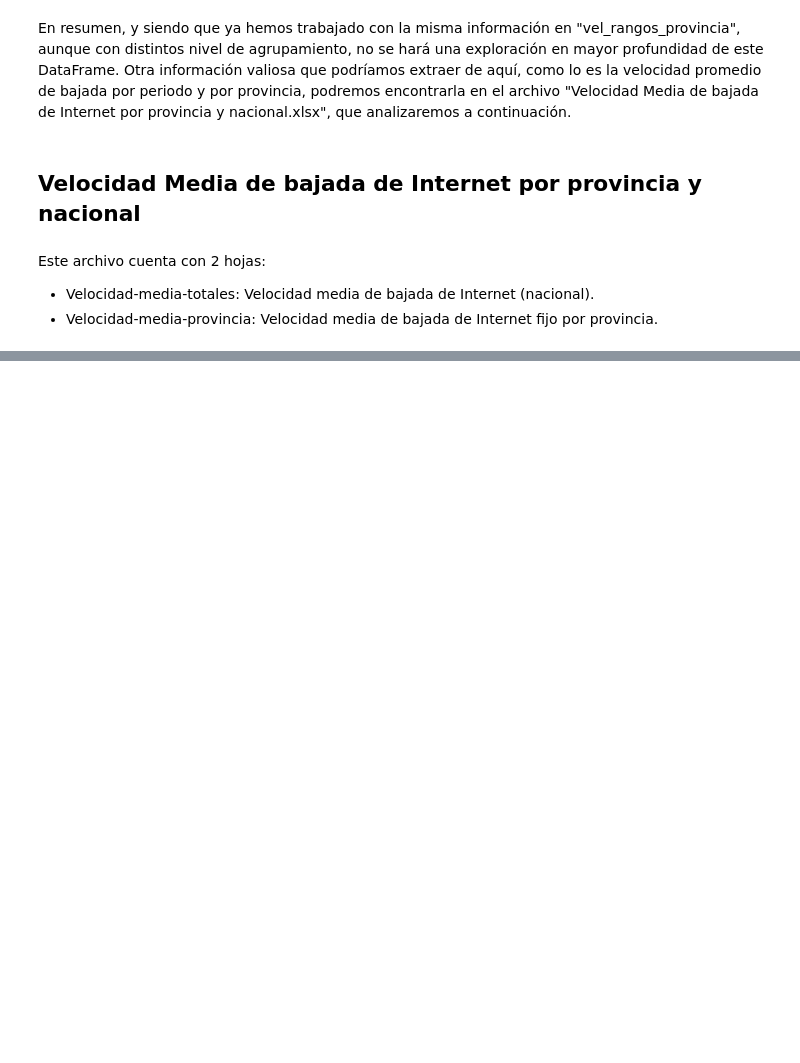
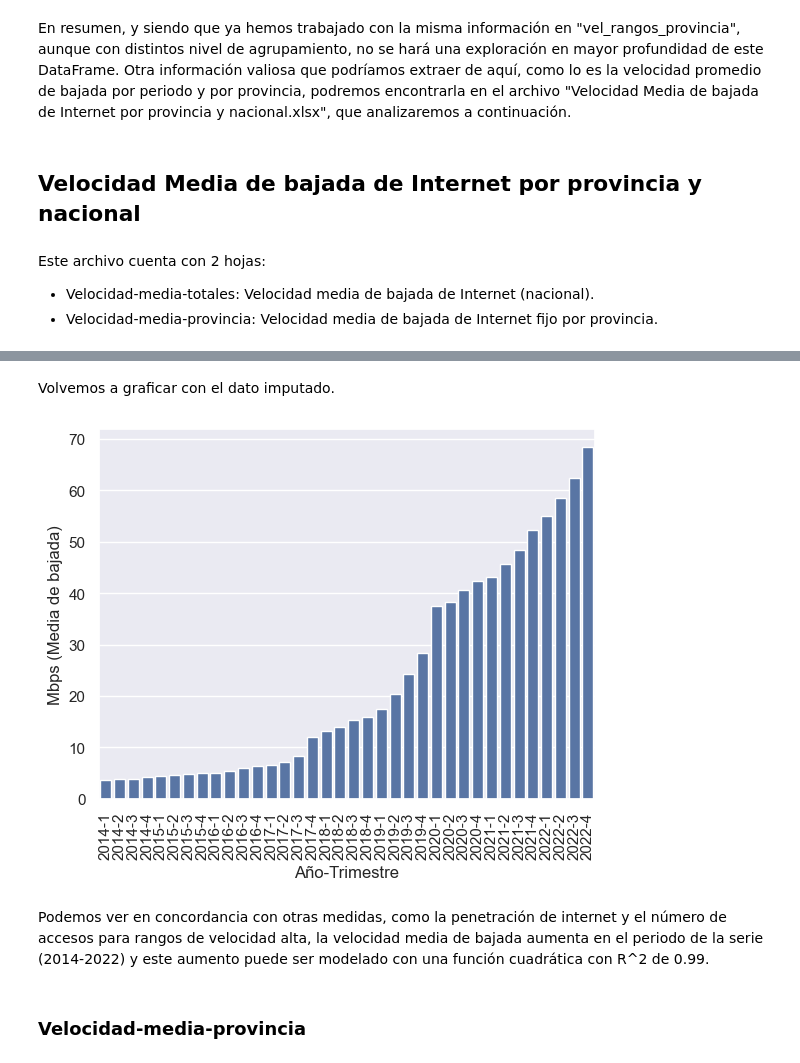
Before and after one commit to dsdrajlin/PI-DA-Telecomunicaciones, a Jupyter notebook: EDA.ipynb, the cells around one changed output, grey strips where cells are left out. Cells and saved outputs as stored; diff of their text form; code cells hidden in the pictures; blank space fills up the shorter version.

```diff
--- a/EDA.ipynb
+++ b/EDA.ipynb
@@ -1218,0 +1348,13 @@ Este archivo cuenta con 2 hojas:
+# %%
+vel_media_totales.loc[35, "Mbps (Media de bajada)"] = 68.52
+# %% [markdown]
+Volvemos a graficar con el dato imputado.
+# %%
+sns.barplot(data=vel_media_totales, x="Año-Trimestre", y="Mbps (Media de bajada)")
+plt.xticks(rotation=90);
+# %% [output]
+[figure, added]
+# %% [markdown]
+Podemos ver en concordancia con otras medidas, como la penetración de internet y el número de accesos para rangos de velocidad alta, la velocidad media de bajada aumenta en el periodo de la serie (2014-2022) y este aumento puede ser modelado con una función cuadrática con R^2 de 0.99.
+# %% [markdown]
+### Velocidad-media-provincia
```
Also changed, not shown: parts of 64 cells of this notebook, 3 other files.
